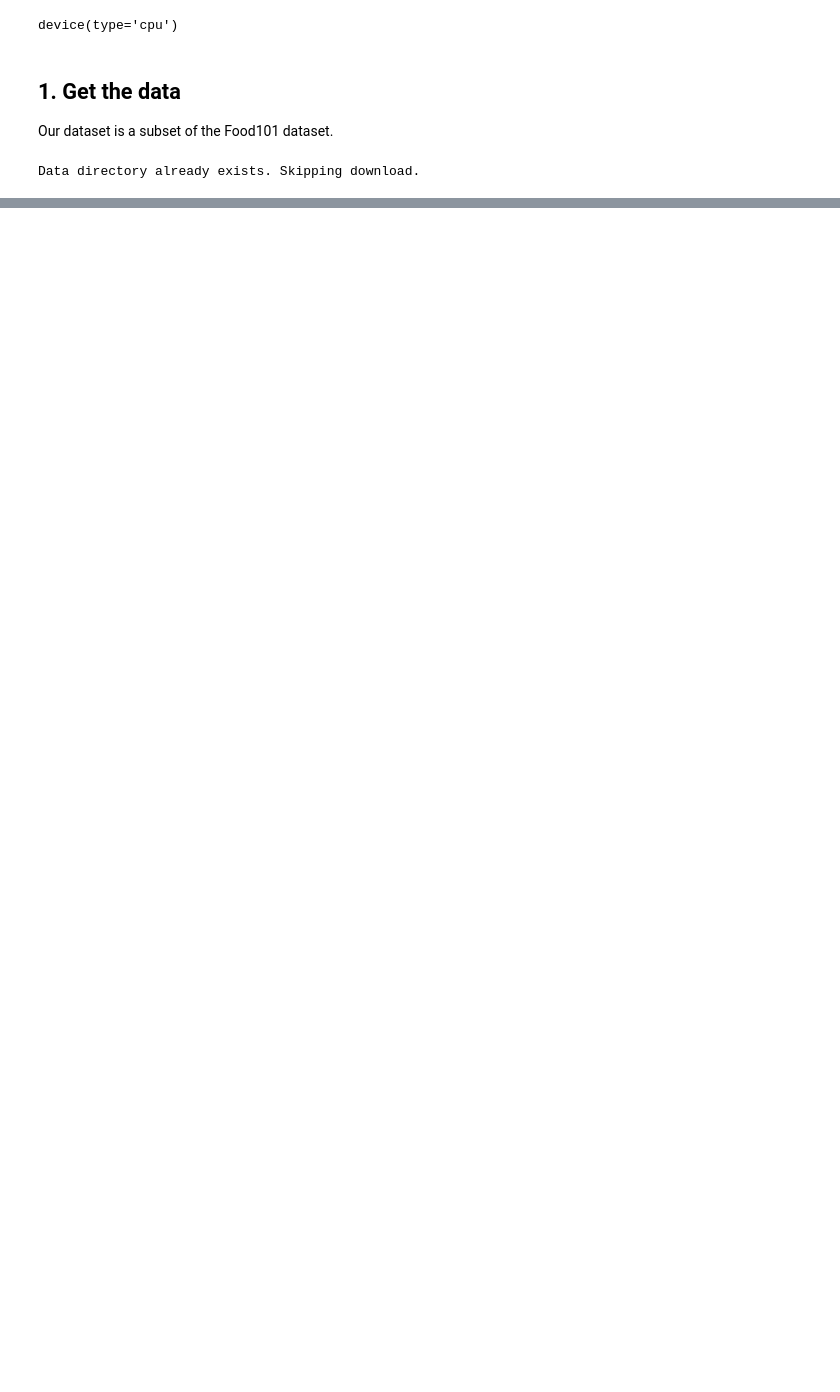
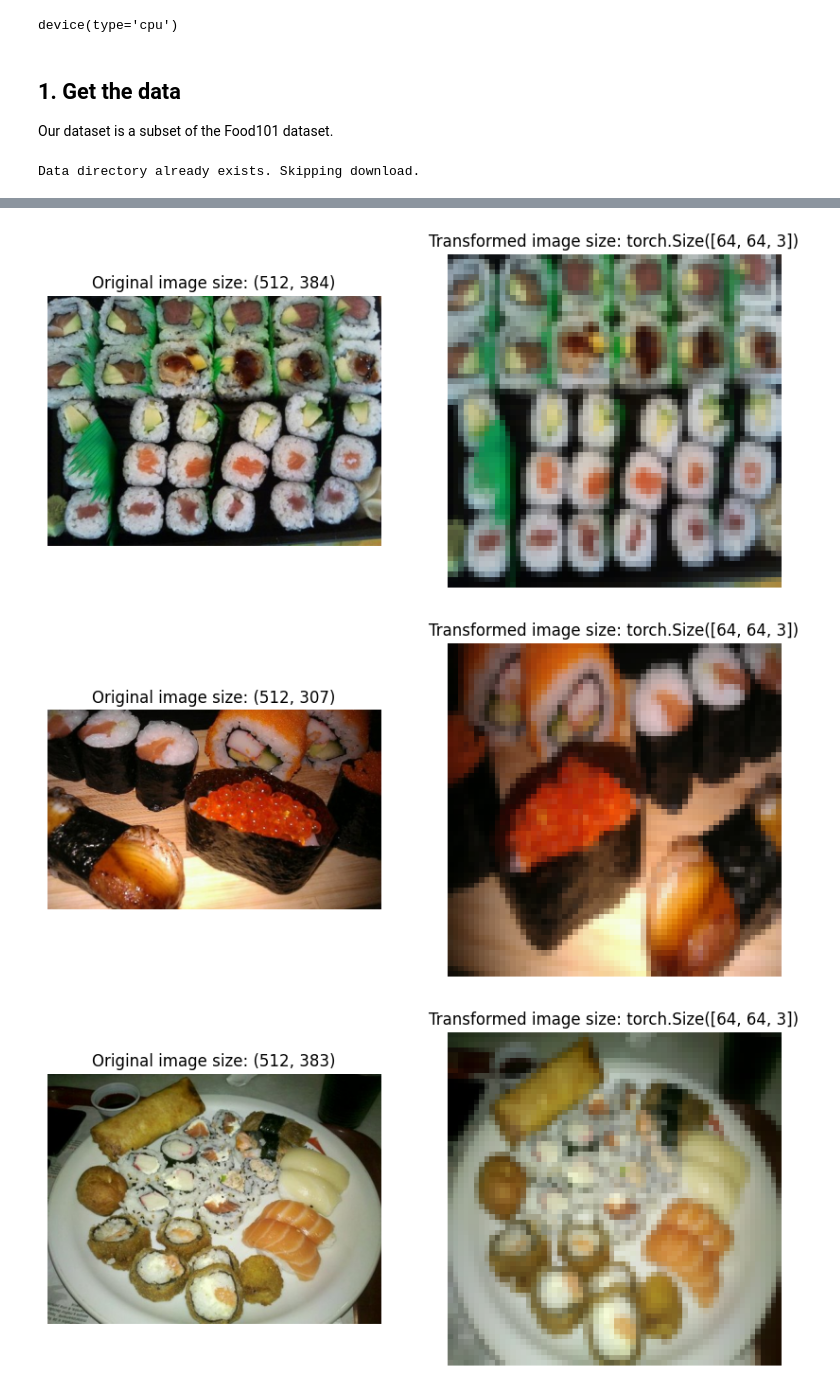
Before and after one commit to bpiaple/PyTorch-Course, a Jupyter notebook: 04_custom_datasets/04_custum_dataset.ipynb, the cells around one changed output, grey strips where cells are left out. Saved outputs shown, nothing was run; the diff lists cells and outputs as text; code cells hidden in the pictures; blank space fills up the shorter version.

```diff
--- a/04_custom_datasets/04_custum_dataset.ipynb
+++ b/04_custom_datasets/04_custum_dataset.ipynb
@@ -52,0 +211,35 @@ Data directory already exists. Skipping download.
+# %%
+def plot_transformed_images(image_paths, transform, n=3, seed=None):
+    """Displays n transformed images from a list of image paths.
+
+    Args:
+        image_paths (list): A list of image paths.
+        transform (torchvision.transform): A torchvision transformation to apply to the images.
+        n (int, optional): The number of image to display. Defaults to 3.
+        seed (_type_, optional): The seed. Defaults to None.
+    """
+    if seed:
+        random.seed(seed)
+
+    random_image_paths = random.sample(image_paths, n)
+
+    for image_path in random_image_paths:
+        with Image.open(image_path) as f:
+            fig, axs = plt.subplots(1, 2, figsize=(10, 6))
+            axs[0].imshow(f)
+            axs[0].set_title(f"Original image size: {f.size}")
+            axs[0].axis(False)
+
+            # Apply the transform and convert the image to NumPy
+            transformed_img = transform(f)
+            transformed_img = transformed_img.permute(1, 2, 0)
+
+            axs[1].imshow(transformed_img)
+            axs[1].set_title(f"Transformed image size: {transformed_img.shape}")
+            axs[1].axis(False)
+# %%
+plot_transformed_images(train_image_paths, data_transform)
+# %% [output]
+[figure, added]
+[figure, added]
+[figure, added]
```
Also changed, not shown: parts of 108 cells of this notebook.
